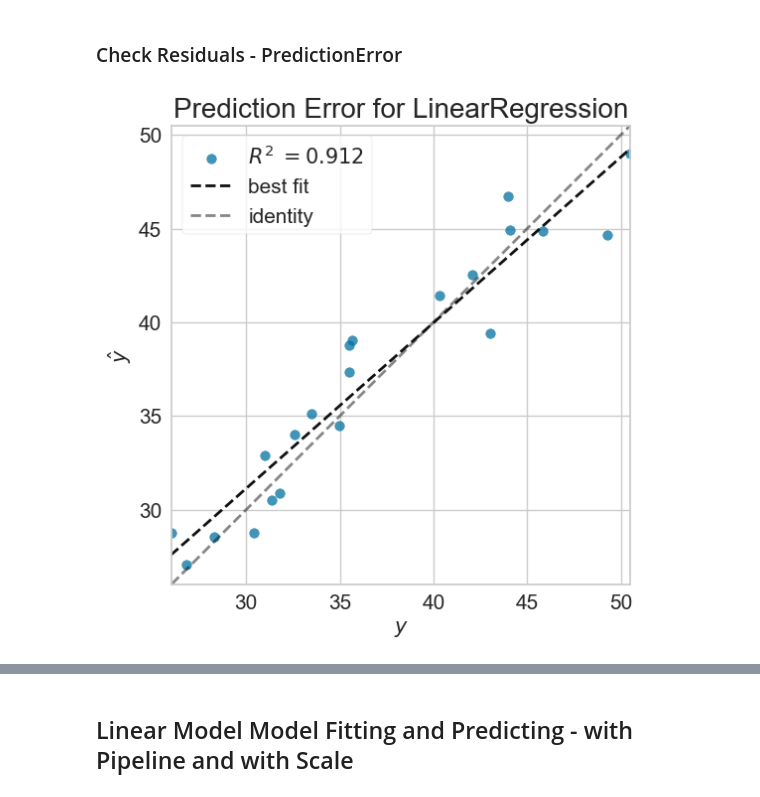
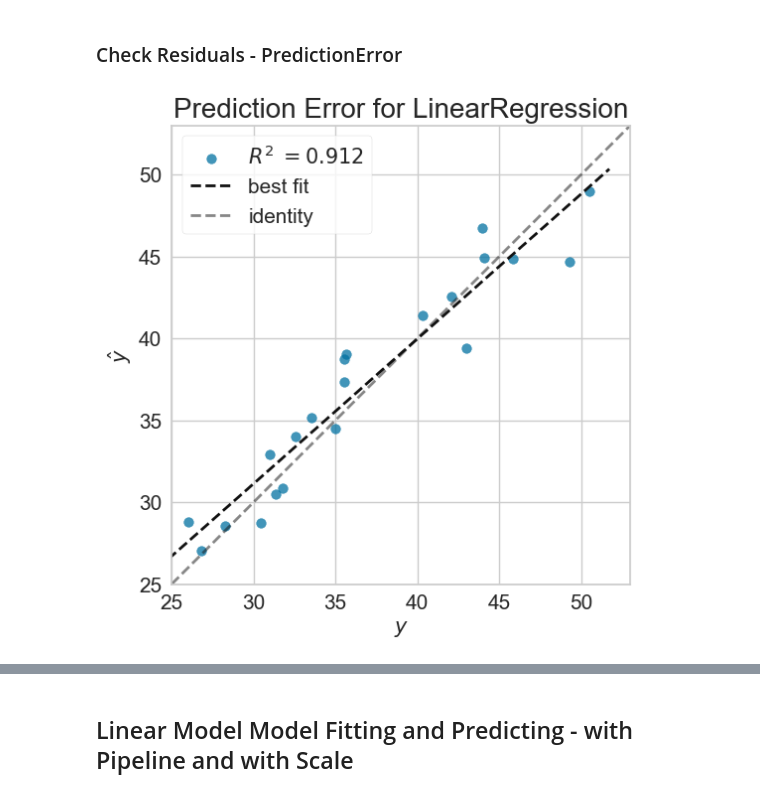
Before and after one commit to celik-muhammed/ML-Concrete-Slump-Test-Regression-Analysis-Case-Study, a Jupyter notebook: ML-Concrete-Slump-Test-Regression-Analysis-Case-Study.ipynb, the cells around one changed output, grey strips where cells are left out. Drawn from its saved outputs; the diff is of its cells as text; code cells hidden in the pictures.

```diff
--- a/ML-Concrete-Slump-Test-Regression-Analysis-Case-Study.ipynb
+++ b/ML-Concrete-Slump-Test-Regression-Analysis-Case-Study.ipynb
@@ -694,10 +700,11 @@ visualizer.show();                # Finalize and render the figure
 # %%
 # Instantiate the linear model and visualizer
 model = LinearRegression()
+
 visualizer = PredictionError(model)
-
 visualizer.fit(X_train, y_train)  # Fit the training data to the visualizer
 visualizer.score(X_test, y_test)  # Evaluate the model on the test data
+plt.xlim([25, 53])
 visualizer.show();
 # %% [output]
-[figure, old version]
+[figure, new version]
```
Also changed, not shown: parts of 28 cells of this notebook.
